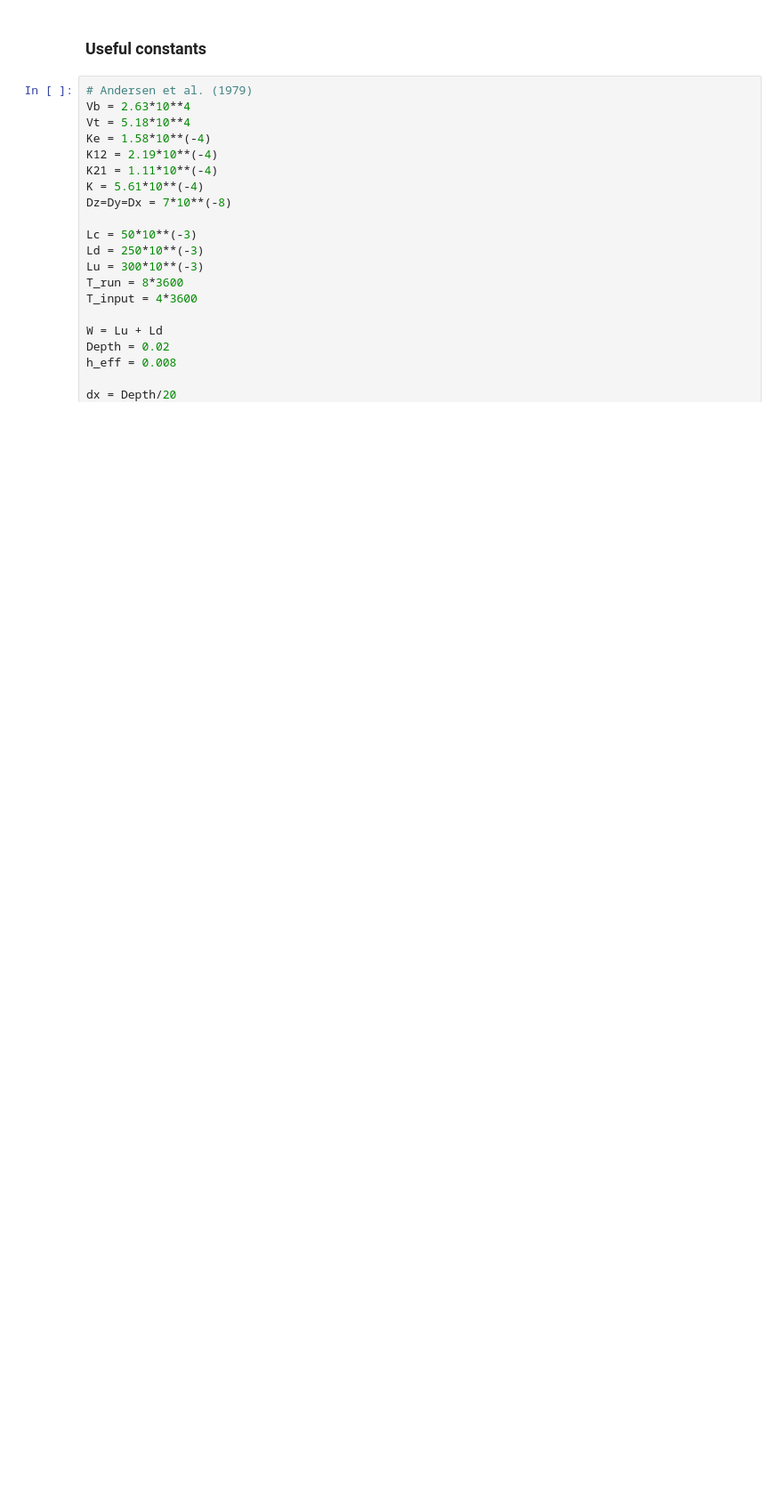
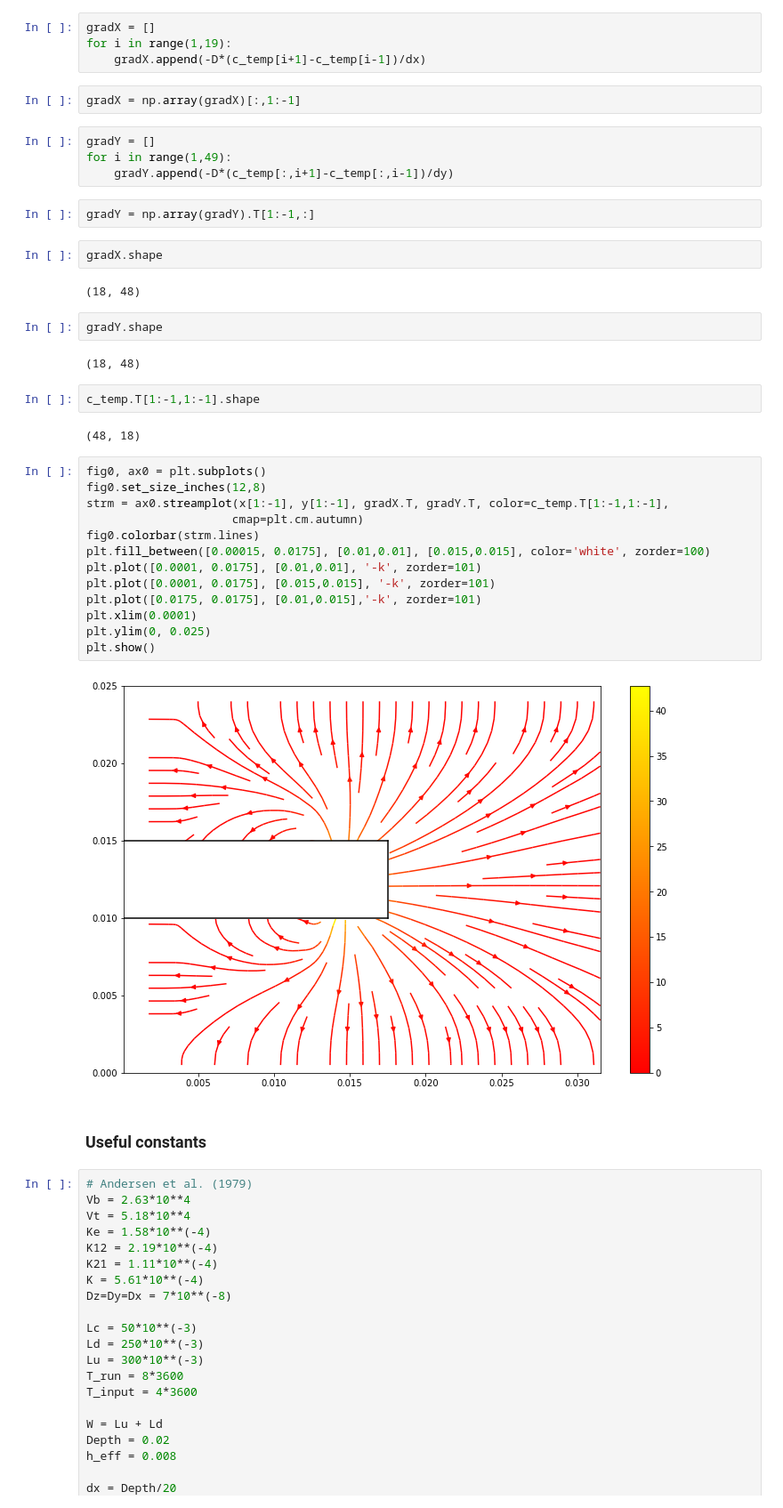
Before and after one commit to almaredan/TDD_Diffusion, a Jupyter notebook: finitediff.ipynb, the cells around one changed output. Shown at 89% size. Saved outputs shown, nothing was run; the diff lists cells and outputs as text; blank space fills up the shorter version.

```diff
--- a/finitediff.ipynb
+++ b/finitediff.ipynb
@@ -6,3 +72,42 @@ from mpl_toolkits.mplot3d import Axes3D
+# %%
+gradX = []
+for i in range(1,19):
+    gradX.append(-D*(c_temp[i+1]-c_temp[i-1])/dx)
+# %%
+gradX = np.array(gradX)[:,1:-1]
+# %%
+gradY = []
+for i in range(1,49):
+    gradY.append(-D*(c_temp[:,i+1]-c_temp[:,i-1])/dy)
+# %%
+gradY = np.array(gradY).T[1:-1,:]
+# %%
+gradX.shape
+# %% [output]
+(18, 48)
+# %%
+gradY.shape
+# %% [output]
+(18, 48)
+# %%
+c_temp.T[1:-1,1:-1].shape
+# %% [output]
+(48, 18)
+# %%
+fig0, ax0 = plt.subplots()
+fig0.set_size_inches(12,8)
+strm = ax0.streamplot(x[1:-1], y[1:-1], gradX.T, gradY.T, color=c_temp.T[1:-1,1:-1],
+                     cmap=plt.cm.autumn)
+fig0.colorbar(strm.lines)
+plt.fill_between([0.00015, 0.0175], [0.01,0.01], [0.015,0.015], color='white', zorder=100)
+plt.plot([0.0001, 0.0175], [0.01,0.01], '-k', zorder=101)
+plt.plot([0.0001, 0.0175], [0.015,0.015], '-k', zorder=101)
+plt.plot([0.0175, 0.0175], [0.01,0.015],'-k', zorder=101)
+plt.xlim(0.0001)
+plt.ylim(0, 0.025)
+plt.show()
+# %% [output]
+[figure, added]
 # %% [markdown]
 ### Useful constants
 # %%
```
Also changed, not shown: parts of 16 cells of this notebook, 1 other file.
